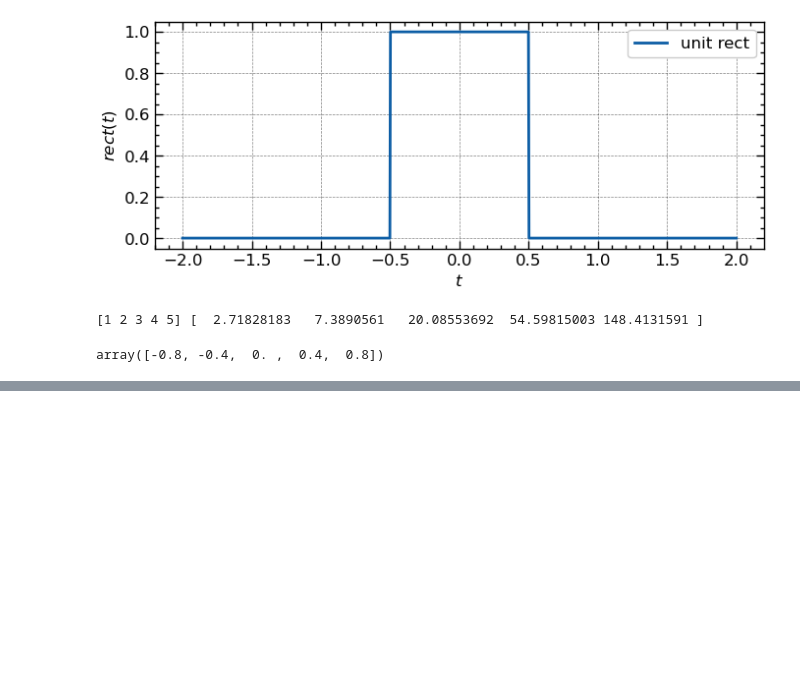
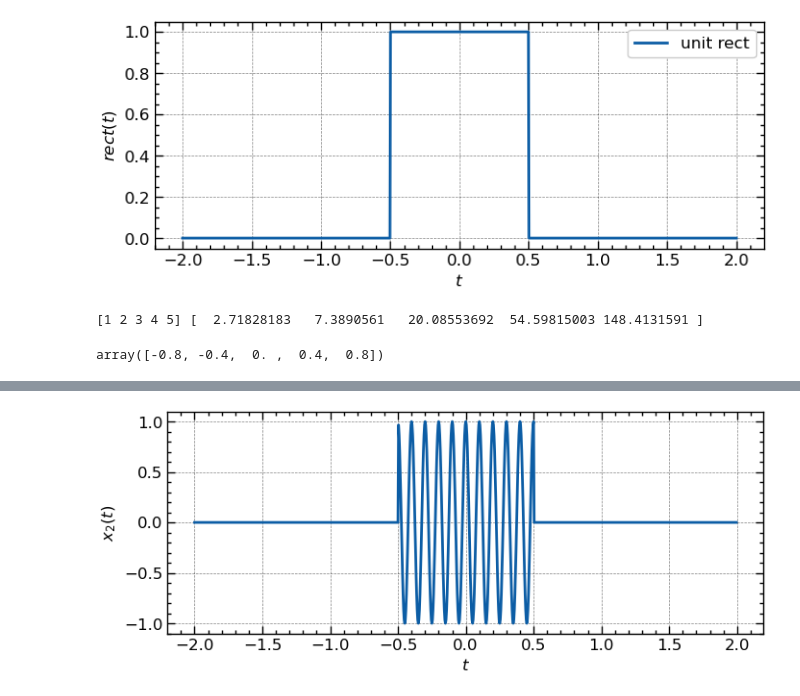
Before and after one commit to mshong/signals_systems, a Jupyter notebook: chap2_continuous signals.ipynb, the cells around one changed output, grey strips where cells are left out. Cells and saved outputs as stored; diff of their text form; code cells hidden in the pictures; blank space fills up the shorter version.

```diff
--- a/chap2_continuous signals.ipynb
+++ b/chap2_continuous signals.ipynb
@@ -93,0 +114,10 @@ array([-0.8, -0.4,  0. ,  0.4,  0.8])
+# %%
+plt.figure(figsize=(8,3))
+plt.plot(t, x2, label='unit rect')
+plt.xlabel('$t$', fontsize=12)
+plt.ylabel('$x_2(t)$', fontsize=12)
+#plt.legend(loc='upper right', fontsize=12)
+plt.tick_params(axis='both', which='major', labelsize=12)
+plt.show()
+# %% [output]
+[figure, added]
```
Also changed, not shown: parts of 5 cells of this notebook, 2 other files.
